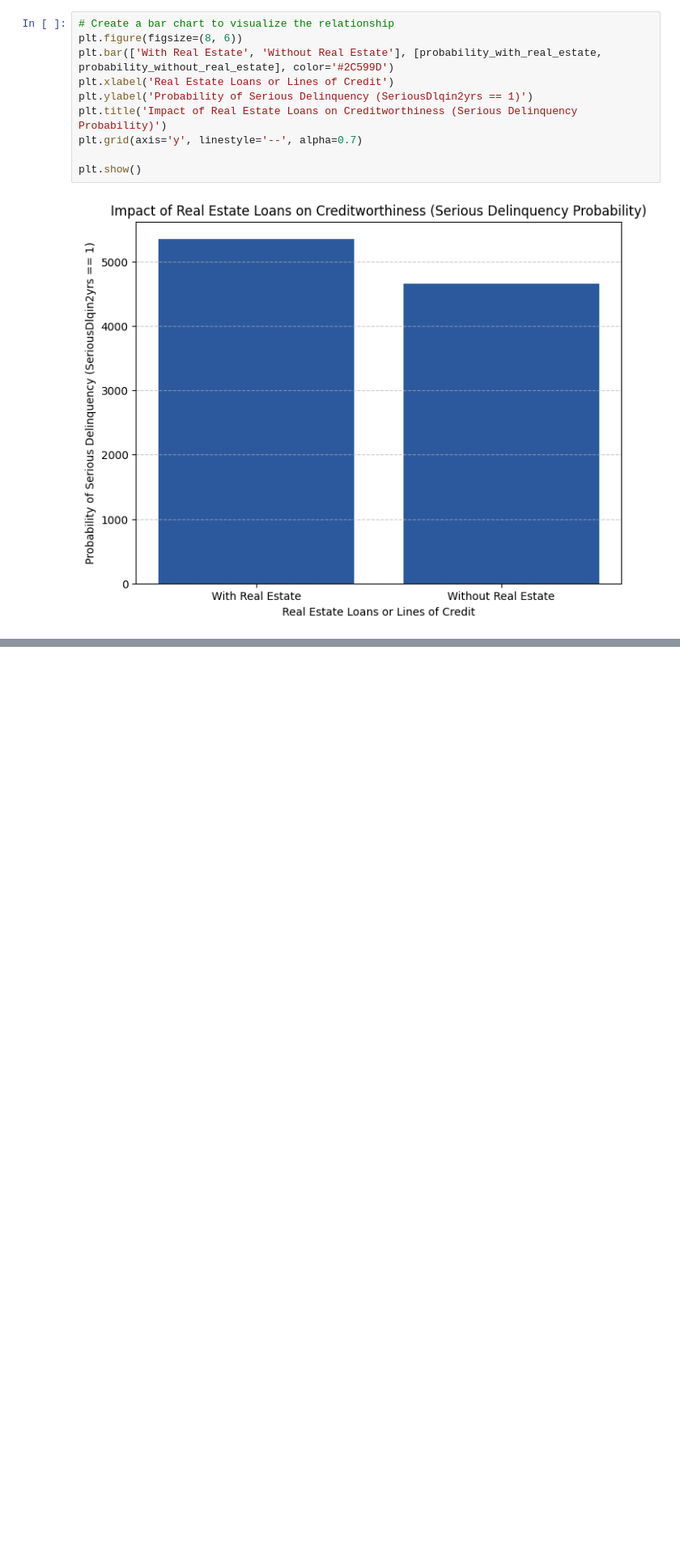
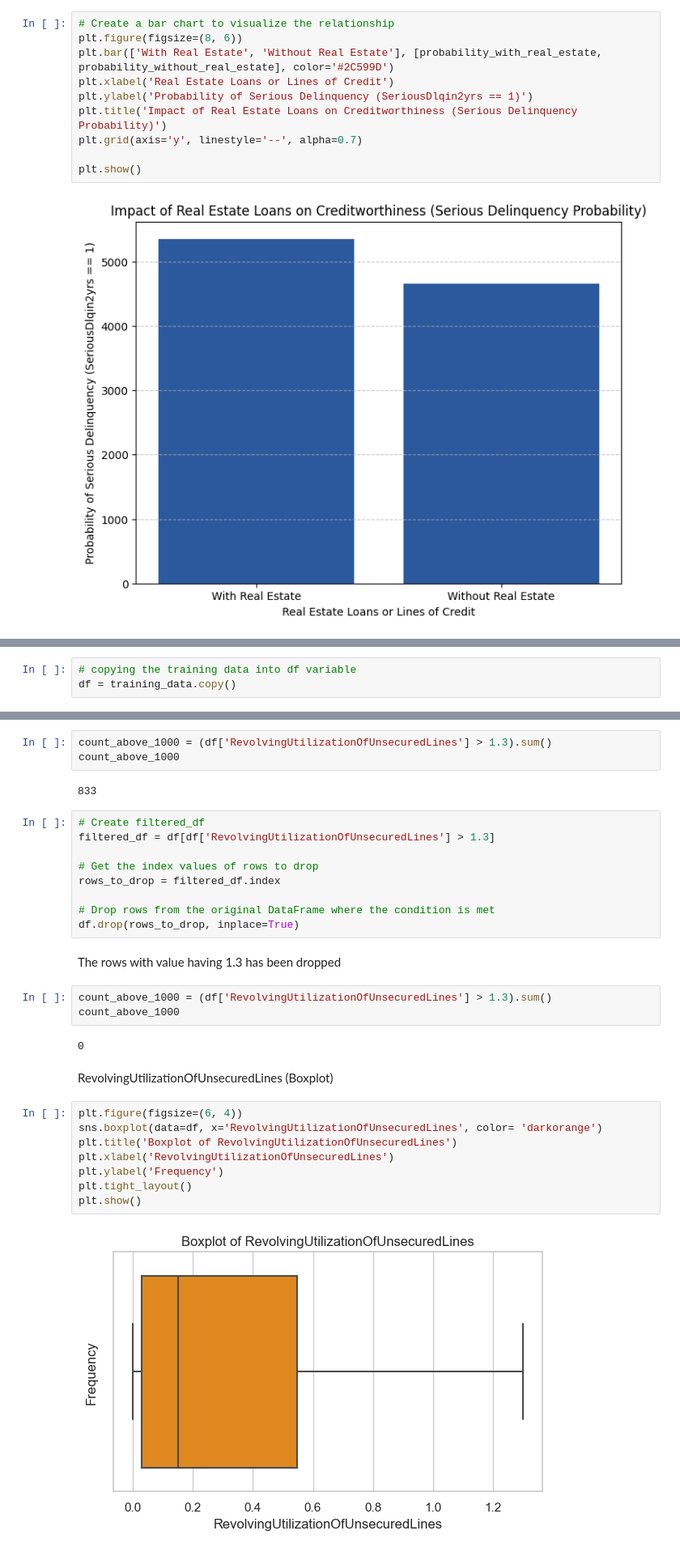
Before and after one commit to Tenzin-Yangzom-6839/GiveMeSomeCredit, a Jupyter notebook: GiveMeSomeCredit.ipynb, the cells around one changed output, grey strips where cells are left out. Shown at 81% size. Saved outputs shown, nothing was run; the diff lists cells and outputs as text; blank space fills up the shorter version.

```diff
--- a/GiveMeSomeCredit.ipynb
+++ b/GiveMeSomeCredit.ipynb
@@ -706,0 +709,3 @@ plt.show()
+# %%
+# copying the training data into df variable
+df = training_data.copy()
@@ -706,0 +734,33 @@ plt.show()
+# %%
+count_above_1000 = (df['RevolvingUtilizationOfUnsecuredLines'] > 1.3).sum()
+count_above_1000
+# %% [output]
+833
+# %%
+# Create filtered_df
+filtered_df = df[df['RevolvingUtilizationOfUnsecuredLines'] > 1.3]
+
+# Get the index values of rows to drop
+rows_to_drop = filtered_df.index
+
+# Drop rows from the original DataFrame where the condition is met
+df.drop(rows_to_drop, inplace=True)
+# %% [markdown]
+The rows with value having 1.3 has been dropped
+# %%
+count_above_1000 = (df['RevolvingUtilizationOfUnsecuredLines'] > 1.3).sum()
+count_above_1000
+# %% [output]
+0
+# %% [markdown]
+RevolvingUtilizationOfUnsecuredLines (Boxplot)
+# %%
+plt.figure(figsize=(6, 4))
+sns.boxplot(data=df, x='RevolvingUtilizationOfUnsecuredLines', color= 'darkorange')
+plt.title('Boxplot of RevolvingUtilizationOfUnsecuredLines')
+plt.xlabel('RevolvingUtilizationOfUnsecuredLines')
+plt.ylabel('Frequency')
+plt.tight_layout()
+plt.show()
+# %% [output]
+[figure, added]
```
Also changed, not shown: parts of 98 cells of this notebook.
